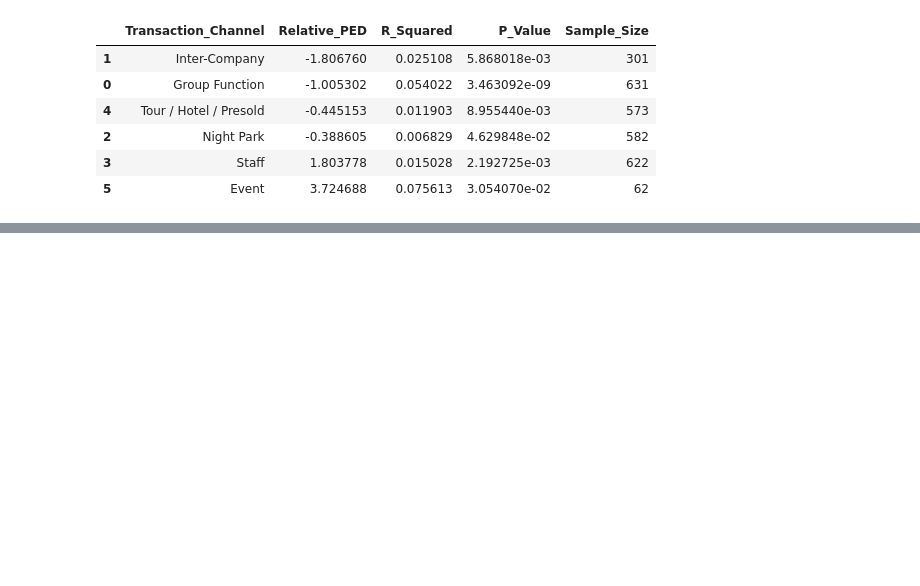
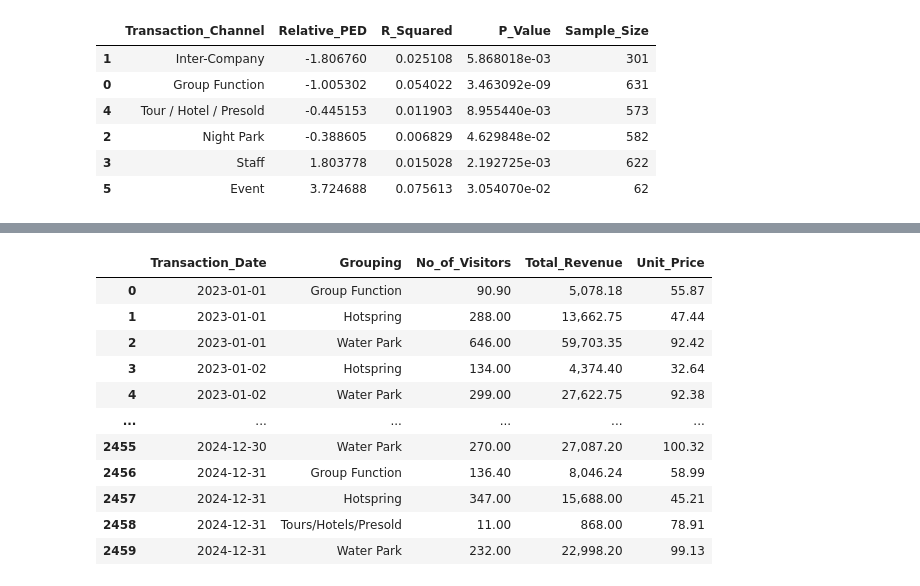
Before and after one commit to henrytansunway/sunway-theme-park, a Jupyter notebook: ped_estimation.ipynb, the cells around one changed output, grey strips where cells are left out. Saved outputs shown, nothing was run; the diff lists cells and outputs as text; code cells hidden in the pictures; blank space fills up the shorter version.

```diff
--- a/ped_estimation.ipynb
+++ b/ped_estimation.ipynb
@@ -296,64 +379,34 @@ Estimated Revenue Impact for a 1% Increase in Price Gap:
 # %%
-def estimate_lost_world_ped(df):
-    df = df.copy()
+# Estimate PED for Lost World Tambun
+df = df_channel_park.copy()
 
-    # 1. Setup Date and filter for only Lost World
-    df['Transaction_Date'] = pd.to_datetime(df['Transaction_Date']).dt.date
-    lw_df = df[df['Park'] == 'Lost World'].copy()
+# 1. Setup Date and filter for only Lost World
+df['Transaction_Date'] = pd.to_datetime(df['Transaction_Date']).dt.date
+lw_df = df[df['Park'] == 'Lost World'].copy()
 
-    # 2. Filter for Market Channels (Removing FOC and Membership)
-    excluded = ['Foc / Complimentary', 'Membership', 'Staff']
-    lw_df = lw_df[~lw_df['Grouping'].isin(excluded)]
-    lw_df = lw_df[(lw_df['No_of_Visitors'] > 0) & (lw_df['Total_Revenue'] > 0)]
+# 2. Filter for Market Channels (Removing FOC and Membership)
+excluded = ['Foc / Complimentary', 'Membership']
+lw_df = lw_df[~lw_df['Grouping'].isin(excluded)]
+lw_df = lw_df[(lw_df['No_of_Visitors'] > 0) & (lw_df['Total_Revenue'] > 0)]
 
-    # 3. Aggregation
-    daily_agg = lw_df.groupby(['Transaction_Date', 'Grouping']).agg({
-        'No_of_Visitors': 'sum',
-        'Total_Revenue': 'sum'
-    }).reset_index()
-    daily_agg['Unit_Price'] = daily_agg['Total_Revenue'] / daily_agg['No_of_Visitors']
+# 3. Aggregation
+daily_agg = lw_df.groupby(['Transaction_Date', 'Grouping']).agg({
+    'No_of_Visitors': 'sum',
+    'Total_Revenue': 'sum'
+}).reset_index()
+daily_agg['Unit_Price'] = daily_agg['Total_Revenue'] / daily_agg['No_of_Visitors']
 
-    # 4. Create the NEW Benchmark: 'Water Park'
-    waterpark_ref = daily_agg[daily_agg['Grouping'] == 'Water Park'].copy()
-    waterpark_ref = waterpark_ref.rename(columns={
-        'Unit_Price': 'P_Base',
-        'No_of_Visitors': 'Q_Base'
-    })[['Transaction_Date', 'P_Base', 'Q_Base']]
-
-    # 5. Join and Calculate Ratios
-    merged = pd.merge(daily_agg, waterpark_ref, on='Transaction_Date')
-
-    # Exclude the benchmark from the test rows
-    processed = merged[merged['Grouping'] != 'Water Park'].copy()
-
-    # Log Ratios
-    processed['ln_Price_Ratio'] = np.log(processed['Unit_Price'] / processed['P_Base'])
-    processed['ln_Qty_Ratio'] = np.log(processed['No_of_Visitors'] / processed['Q_Base'])
-
-    # 6. Estimate PED
-    results = []
-    unique_channels = processed['Grouping'].unique()
-
-    for channel in unique_channels:
-        data = processed[processed['Grouping'] == channel].dropna()
-        if len(data) < 15: continue # Sample size check
-
-        X = sm.add_constant(data['ln_Price_Ratio'])
-        y = data['ln_Qty_Ratio']
-        model = sm.OLS(y, X).fit()
-
-        results.append({
-            'Park': 'Lost World',
-            'Transaction_Channel': channel,
-            'Relative_PED': model.params.iloc[1],
-            'R_Squared': model.rsquared,
-            'P_Value': model.pvalues.iloc[1],
-            'Sample_Size': len(data)
-        })
-
-    return pd.DataFrame(results).sort_values(by='Relative_PED')
-
-# Execute
-lw_ped_results = estimate_lost_world_ped(df_channel_park)
-print(lw_ped_results)
+daily_agg
 # %% [output]
+|  | Transaction_Date | Grouping | No_of_Visitors | Total_Revenue | Unit_Price |
+| 0 | 2023-01-01 | Group Function | 90.90 | 5,078.18 | 55.87 |
+| 1 | 2023-01-01 | Hotspring | 288.00 | 13,662.75 | 47.44 |
+| 2 | 2023-01-01 | Water Park | 646.00 | 59,703.35 | 92.42 |
+| 3 | 2023-01-02 | Hotspring | 134.00 | 4,374.40 | 32.64 |
+| 4 | 2023-01-02 | Water Park | 299.00 | 27,622.75 | 92.38 |
+| ... | ... | ... | ... | ... | ... |
+| 2455 | 2024-12-30 | Water Park | 270.00 | 27,087.20 | 100.32 |
+| 2456 | 2024-12-31 | Group Function | 136.40 | 8,046.24 | 58.99 |
+| 2457 | 2024-12-31 | Hotspring | 347.00 | 15,688.00 | 45.21 |
+| 2458 | 2024-12-31 | Tours/Hotels/Presold | 11.00 | 868.00 | 78.91 |
+| 2459 | 2024-12-31 | Water Park | 232.00 | 22,998.20 | 99.13 |
```
Also changed, not shown: parts of 18 cells of this notebook.
